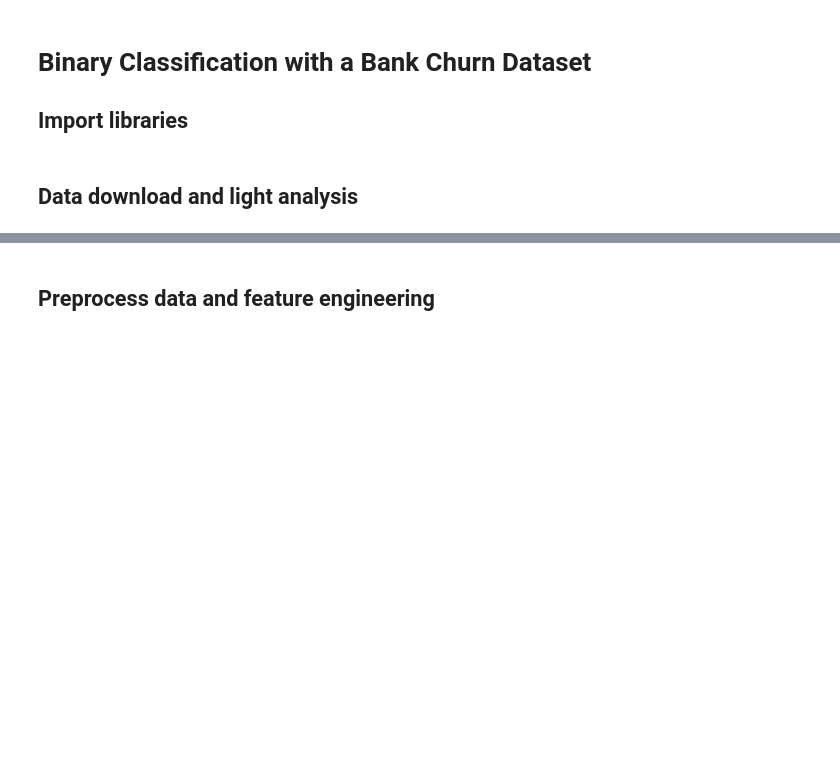
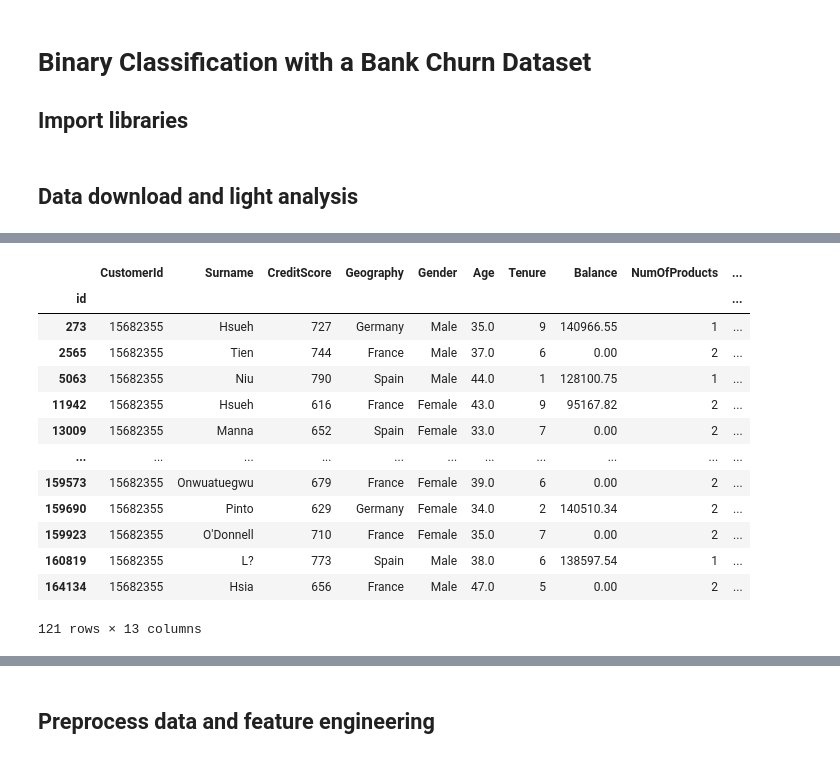
Before and after one commit to qw1zzard/playground-series-s4e1, a Jupyter notebook: working/playground-series-s4e1.ipynb, the cells around one changed output, grey strips where cells are left out. Drawn from its saved outputs; the diff is of its cells as text; code cells hidden in the pictures; blank space fills up the shorter version.

```diff
--- a/working/playground-series-s4e1.ipynb
+++ b/working/playground-series-s4e1.ipynb
@@ -25 +51,18 @@ train_data.head()
+# %%
+train[train.CustomerId == 15682355]
+# %% [output]
+|  | CustomerId | Surname | CreditScore | Geography | Gender | Age | Tenure | Balance | NumOfProducts | ... |
+| id |  |  |  |  |  |  |  |  |  | ... |
+| 273 | 15682355 | Hsueh | 727 | Germany | Male | 35.0 | 9 | 140966.55 | 1 | ... |
+| 2565 | 15682355 | Tien | 744 | France | Male | 37.0 | 6 | 0.00 | 2 | ... |
+| 5063 | 15682355 | Niu | 790 | Spain | Male | 44.0 | 1 | 128100.75 | 1 | ... |
+| 11942 | 15682355 | Hsueh | 616 | France | Female | 43.0 | 9 | 95167.82 | 2 | ... |
+| 13009 | 15682355 | Manna | 652 | Spain | Female | 33.0 | 7 | 0.00 | 2 | ... |
+| ... | ... | ... | ... | ... | ... | ... | ... | ... | ... | ... |
+| 159573 | 15682355 | Onwuatuegwu | 679 | France | Female | 39.0 | 6 | 0.00 | 2 | ... |
+| 159690 | 15682355 | Pinto | 629 | Germany | Female | 34.0 | 2 | 140510.34 | 2 | ... |
+| 159923 | 15682355 | O'Donnell | 710 | France | Female | 35.0 | 7 | 0.00 | 2 | ... |
+| 160819 | 15682355 | L? | 773 | Spain | Male | 38.0 | 6 | 138597.54 | 1 | ... |
+| 164134 | 15682355 | Hsia | 656 | France | Male | 47.0 | 5 | 0.00 | 2 | ... |
+121 rows × 13 columns
 # %%
```
Also changed, not shown: parts of 35 cells of this notebook, 6 other files.
